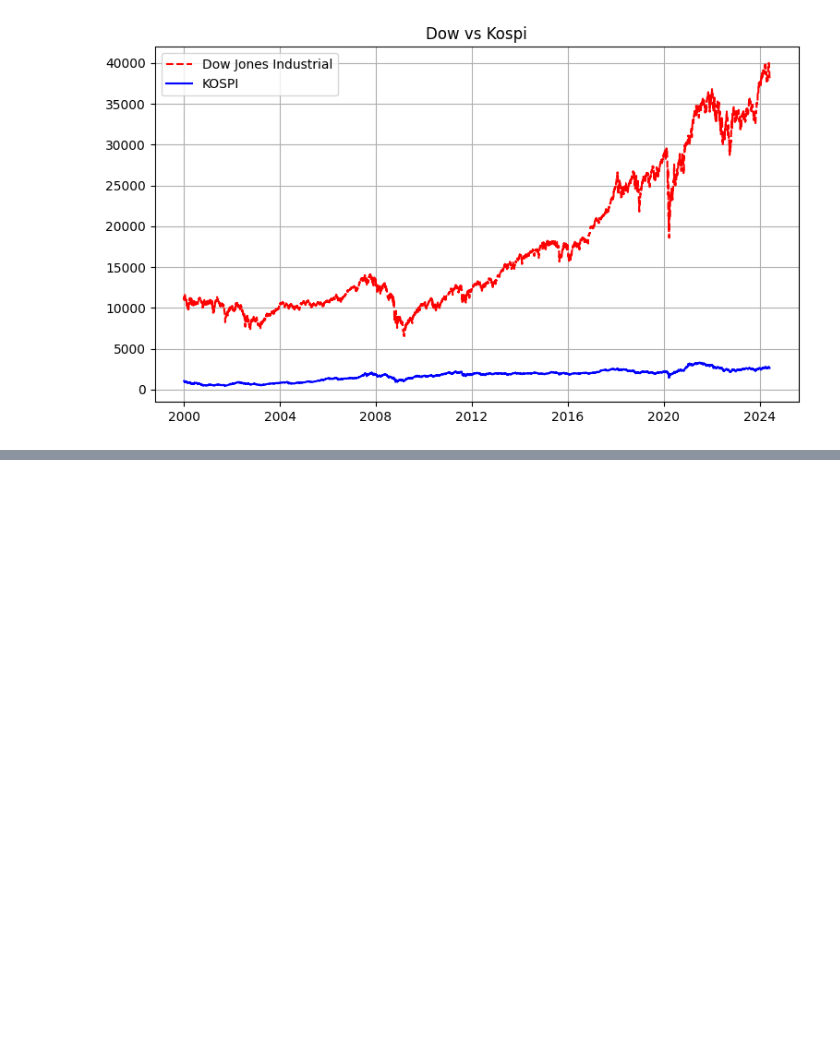
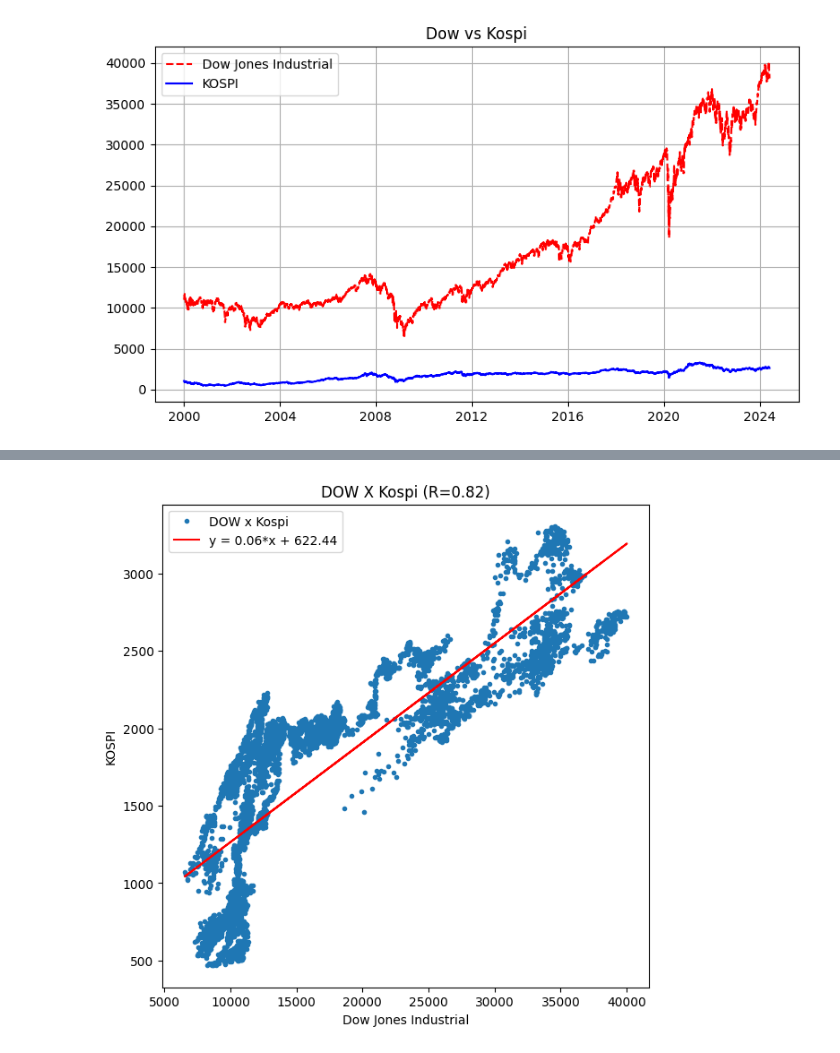
Before and after one commit to AriesKo/py_stock_analysis, a Jupyter notebook: example_code/test_ks_dj_comp.ipynb, the cells around one changed output, grey strips where cells are left out. Saved outputs shown, nothing was run; the diff lists cells and outputs as text; code cells hidden in the pictures; blank space fills up the shorter version.

```diff
--- a/example_code/test_ks_dj_comp.ipynb
+++ b/example_code/test_ks_dj_comp.ipynb
@@ -41,0 +64,14 @@ plt.show()
+# %%
+regr = stats.linregress(df['Dow'],df['Kospi'])
+regr_line = f'y = {regr.slope:.2f}*x + {regr.intercept:.2f}'
+# %%
+plt.figure(figsize=(7,7))
+plt.plot(df['Dow'],df['Kospi'],'.')
+plt.plot(df['Dow'],regr.slope*df['Dow']+regr.intercept,'r')
+plt.legend(["DOW x Kospi",regr_line]E)
+plt.title(f'DOW X Kospi (R={regr.rvalue:.2f})')
+plt.xlabel('Dow Jones Industrial')
+plt.ylabel('KOSPI')
+plt.show()
+# %% [output]
+[figure, added]
```
Also changed, not shown: parts of 7 cells of this notebook, 2 other files.
